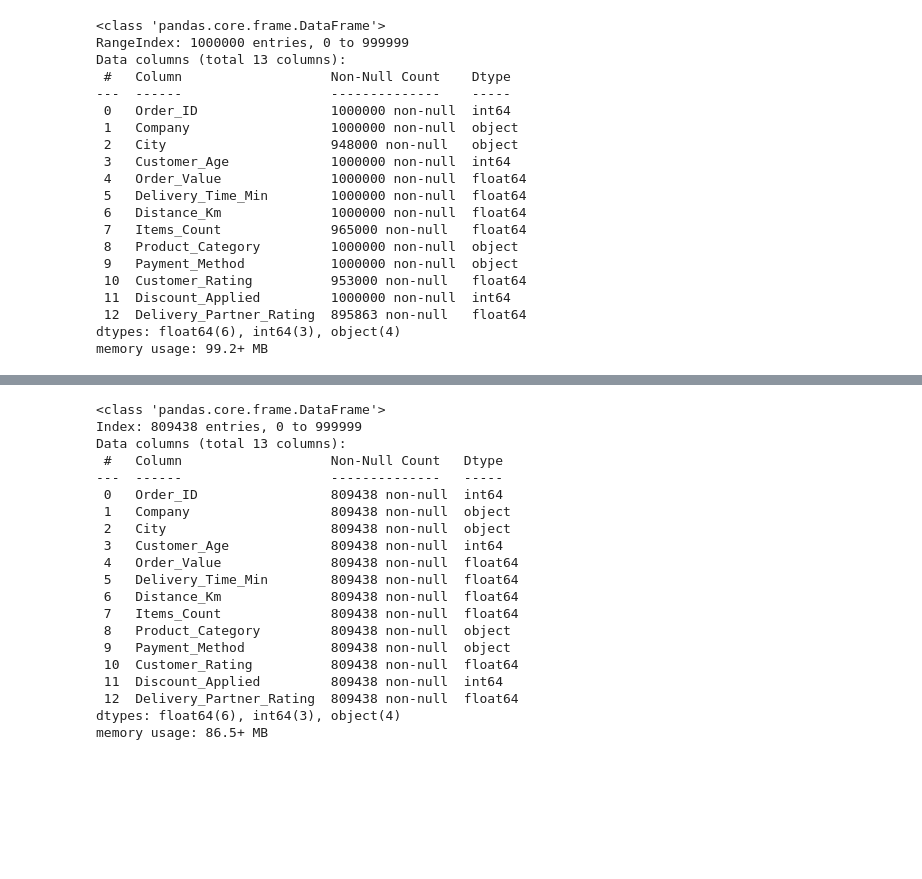
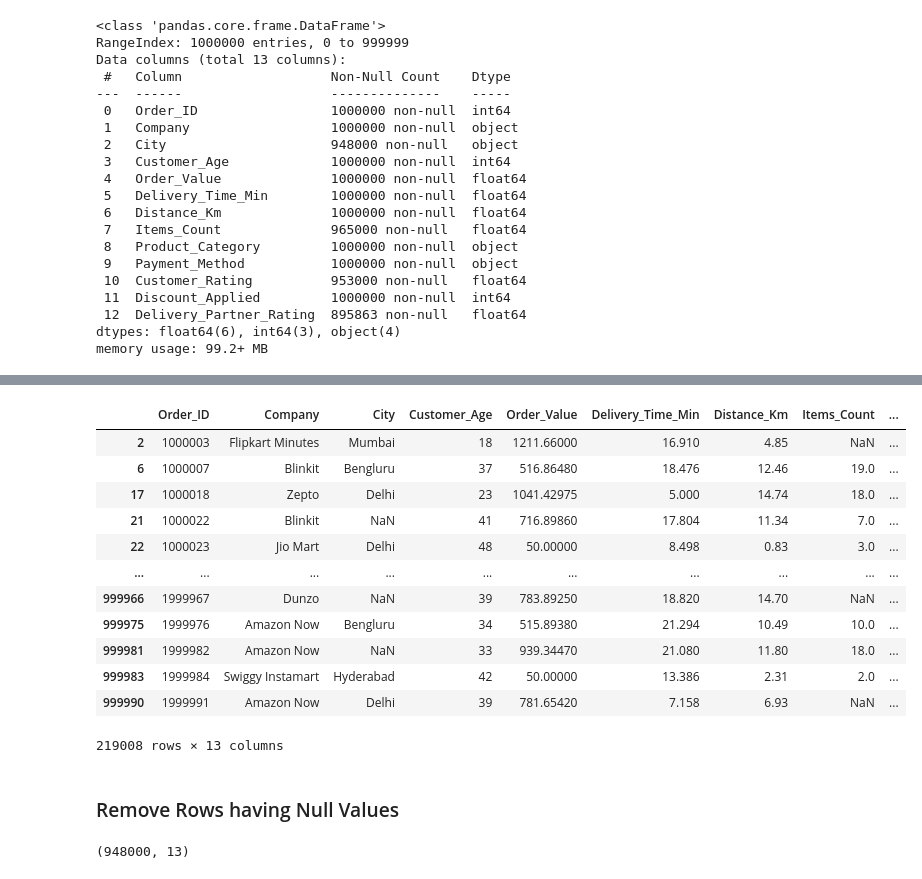
Before and after one commit to sankajithdjinasena/DataAnalysisProjects, a Jupyter notebook: Quick_Commerce_Analysis/Quick_Commerce_Analysis.ipynb, the cells around one changed output, grey strips where cells are left out. Cells and saved outputs as stored; diff of their text form; code cells hidden in the pictures; blank space fills up the shorter version.

```diff
--- a/Quick_Commerce_Analysis/Quick_Commerce_Analysis.ipynb
+++ b/Quick_Commerce_Analysis/Quick_Commerce_Analysis.ipynb
@@ -61,2 +59,3 @@ Name: count, dtype: int64
 # %%
-df["Items_Count"] = df["Items_Count"].fillna(df["Items_Count"].median())
+# Cheking for missing values
+df.isnull().sum()
@@ -63,2 +76,0 @@ df["Items_Count"] = df["Items_Count"].fillna(df["Items_Count"].median())
-# %%
-df["City"] = df["City"].dropna()
@@ -88,25 +77,18 @@ memory usage: 99.2+ MB
-# %%
-df.dropna(inplace=True)
-# %%
-df.info()
-# %% [output]
-<class 'pandas.core.frame.DataFrame'>
-Index: 809438 entries, 0 to 999999
-Data columns (total 13 columns):
- #   Column                   Non-Null Count   Dtype
----  ------                   --------------   -----
- 0   Order_ID                 809438 non-null  int64
- 1   Company                  809438 non-null  object
- 2   City                     809438 non-null  object
- 3   Customer_Age             809438 non-null  int64
- 4   Order_Value              809438 non-null  float64
- 5   Delivery_Time_Min        809438 non-null  float64
- 6   Distance_Km              809438 non-null  float64
- 7   Items_Count              809438 non-null  float64
- 8   Product_Category         809438 non-null  object
- 9   Payment_Method           809438 non-null  object
- 10  Customer_Rating          809438 non-null  float64
- 11  Discount_Applied         809438 non-null  int64
- 12  Delivery_Partner_Rating  809438 non-null  float64
-dtypes: float64(6), int64(3), object(4)
-memory usage: 86.5+ MB
+# %%
+df[df.isna().any(axis=1)]
+# %% [output]
+|  | Order_ID | Company | City | Customer_Age | Order_Value | Delivery_Time_Min | Distance_Km | Items_Count | ... |
+| 2 | 1000003 | Flipkart Minutes | Mumbai | 18 | 1211.66000 | 16.910 | 4.85 | NaN | ... |
+| 6 | 1000007 | Blinkit | Bengluru | 37 | 516.86480 | 18.476 | 12.46 | 19.0 | ... |
+| 17 | 1000018 | Zepto | Delhi | 23 | 1041.42975 | 5.000 | 14.74 | 18.0 | ... |
+| 21 | 1000022 | Blinkit | NaN | 41 | 716.89860 | 17.804 | 11.34 | 7.0 | ... |
+| 22 | 1000023 | Jio Mart | Delhi | 48 | 50.00000 | 8.498 | 0.83 | 3.0 | ... |
+| ... | ... | ... | ... | ... | ... | ... | ... | ... | ... |
+| 999966 | 1999967 | Dunzo | NaN | 39 | 783.89250 | 18.820 | 14.70 | NaN | ... |
+| 999975 | 1999976 | Amazon Now | Bengluru | 34 | 515.89380 | 21.294 | 10.49 | 10.0 | ... |
+| 999981 | 1999982 | Amazon Now | NaN | 33 | 939.34470 | 21.080 | 11.80 | 18.0 | ... |
+| 999983 | 1999984 | Swiggy Instamart | Hyderabad | 42 | 50.00000 | 13.386 | 2.31 | 2.0 | ... |
+| 999990 | 1999991 | Amazon Now | Delhi | 39 | 781.65420 | 7.158 | 6.93 | NaN | ... |
+219008 rows × 13 columns
+# %% [markdown]
+### Remove Rows having Null Values
@@ -112,0 +98,4 @@ memory usage: 86.5+ MB
+# %%
+df.shape
+# %% [output]
+(948000, 13)
```
Also changed, not shown: parts of 20 cells of this notebook.
